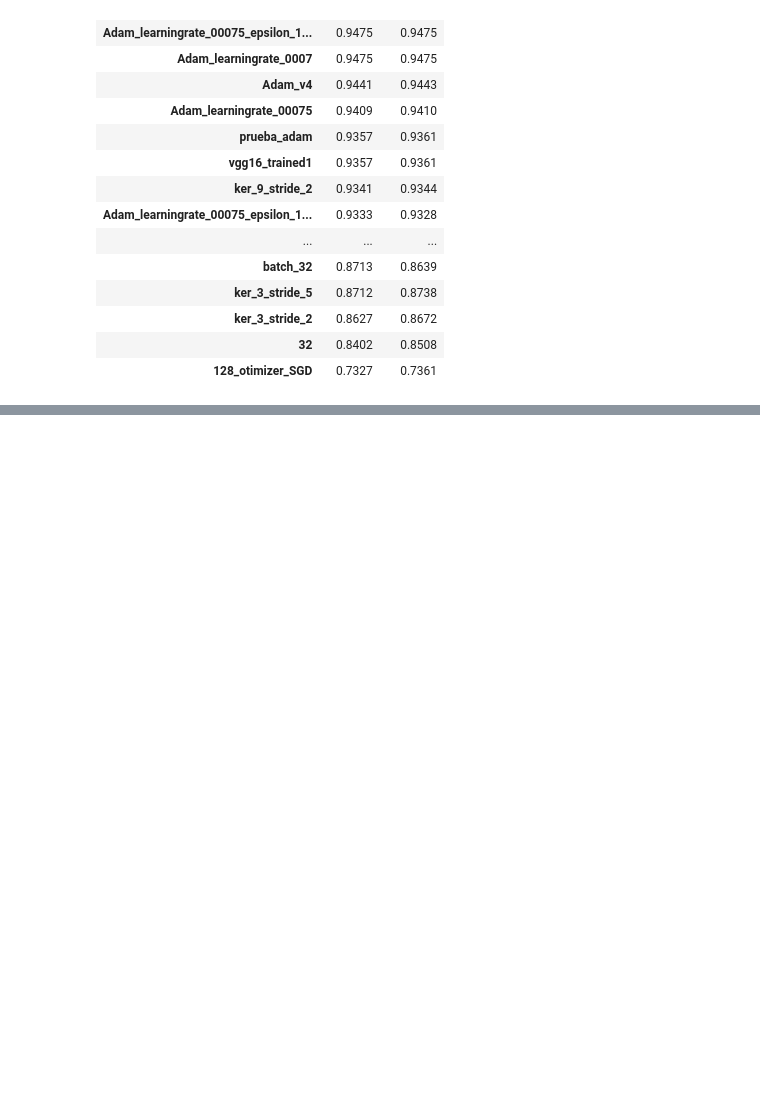
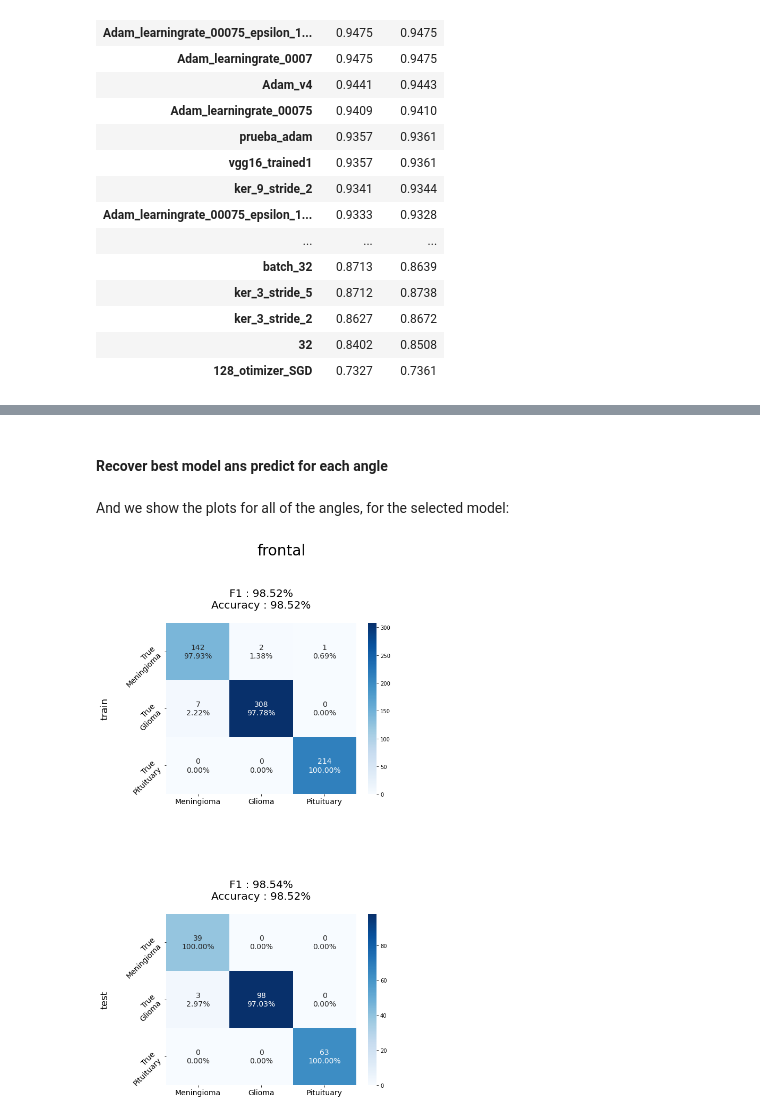
Before and after one commit to mig-calval/brain-tumor-detection, a Jupyter notebook: results/results.ipynb, the cells around one changed output, grey strips where cells are left out. Saved outputs shown, nothing was run; the diff lists cells and outputs as text; code cells hidden in the pictures; blank space fills up the shorter version.

Commit message:
Extended results nb to compare given the angle of the image

```diff
--- a/results/results.ipynb
+++ b/results/results.ipynb
@@ -82,0 +222,44 @@ for file in ext_summary_files:
+# %%
+batch_size = 64
+IMG_H = int(round(512 * resize, 0))
+IMG_W = int(round(512 * resize, 0))
+
+optimizer = 'adam'
+# %%
+CNN = Sequential([
+    InputLayer(input_shape=(IMG_H, IMG_W, 1)),
+#     InputLayer(input_shape=(IMG_H, IMG_W, 3)), # For 3 channels
+
+    Conv2D(64, 9, activation='relu',strides=(5, 5)),
+    MaxPool2D(),
+
+    #Conv2D(64, 9, activation='relu'),
+    #MaxPool2D(),
+
+    #Conv2D(64, 5, activation='relu'),
+    #MaxPool2D(),
+
+    #Conv2D(64, 3, activation='relu'),
+    #MaxPool2D(),
+
+    Flatten(),
+    Dense(512, activation='relu'),
+#     Dense(1, activation='sigmoid')
+    Dense(3, activation='softmax')
+])
+
+CNN.summary()
+# %%
+# Compile: Define training parameters
+CNN.compile(optimizer=optimizer, loss='categorical_crossentropy', metrics=['accuracy'])
+
+# Train model
+EPOCHS = 50
+BATCHES = n_total_train//batch_size
+
+### Following line overflows memory
+fitted_model = CNN.fit(train_set_x, new_train_set_y, steps_per_epoch=BATCHES,
+                       epochs=EPOCHS, validation_data=(val_set_x, new_val_set_y),
+                      callbacks=[EarlyStopping(monitor='val_accuracy', patience=5)])
+# %% [markdown]
+#### Recover best model ans predict for each angle
@@ -82,0 +333,7 @@ for file in ext_summary_files:
+# %% [markdown]
+And we show the plots for all of the angles, for the selected model:
+# %%
+angle = 'frontal'
+compare_angles(angle, model_id)
+# %% [output]
+[figure, added]
```
Also changed, not shown: parts of 30 cells of this notebook, 12 other files.
